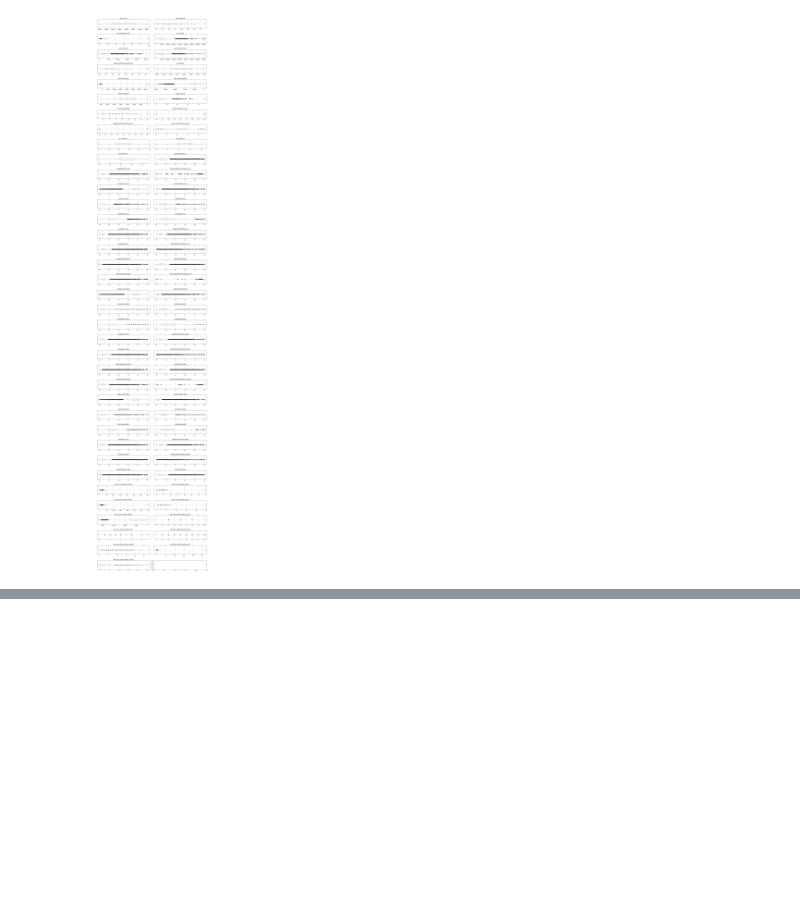
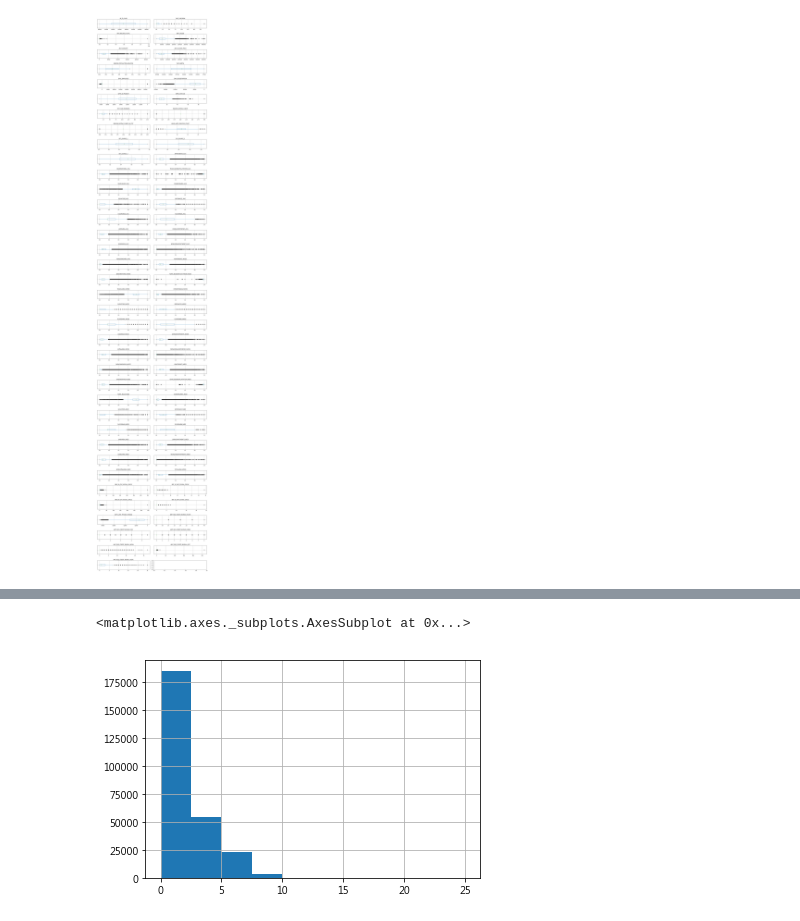
Before and after one commit to hsuanchi/ML-100-days, a Jupyter notebook: Day_006_HW.ipynb, the cells around one changed output, grey strips where cells are left out. Saved outputs shown, nothing was run; the diff lists cells and outputs as text; code cells hidden in the pictures; blank space fills up the shorter version.

```diff
--- a/Day_006_HW.ipynb
+++ b/Day_006_HW.ipynb
@@ -39,0 +40,5 @@ plt.tight_layout()
+# %%
+df['AMT_REQ_CREDIT_BUREAU_YEAR'].hist()
+# %% [output]
+<matplotlib.axes._subplots.AxesSubplot at 0x...>
+[figure, added]
```
Also changed, not shown: parts of 6 cells of this notebook.
